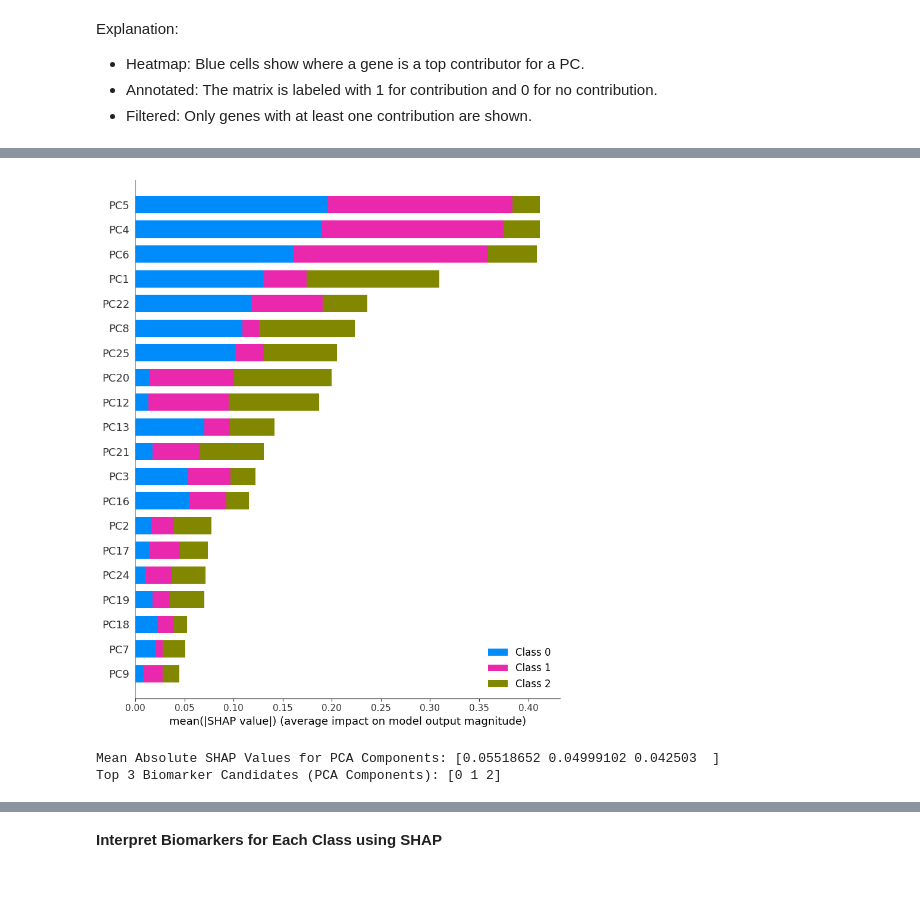
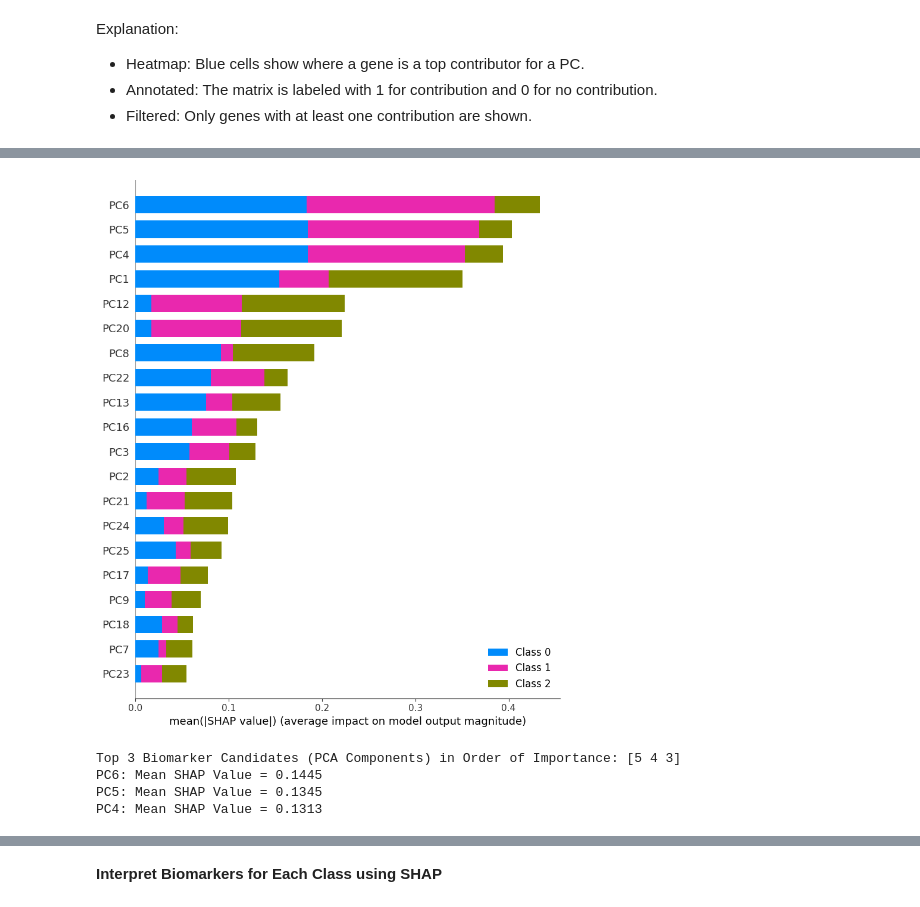
Before and after one commit to Kitiyaparnnn/NSCLC, a Jupyter notebook: train.ipynb, the cells around one changed output, grey strips where cells are left out. Drawn from its saved outputs; the diff is of its cells as text; code cells hidden in the pictures.

```diff
--- a/train.ipynb
+++ b/train.ipynb
@@ -164,24 +162,28 @@ Advantages of CatBoost library are as follows:-
 # Implement CatBoost Classifier
 cb = CatBoostClassifier(
     random_state=42,
-    # class_weights=class_weights_dict,  # comment out if using SMOTE
-    l2_leaf_reg=10,
-    depth=4,
+    class_weights=class_weights_dict,  # comment out if using SMOTE
+    l2_leaf_reg=5,
+    depth=3,
     learning_rate=0.05,
     bootstrap_type='Bayesian',
     # bootstrap_type='Bernoulli',
     # subsample=0.8,
-    early_stopping_rounds=50,
-    verbose=0
+    iterations=300,
+    verbose=0,
+    eval_metric='MultiClass',
+    early_stopping_rounds=20,
     )
 
 # Train the model
 # cb.fit(X_train_pca, y_train) # comment out if using SMOTE
-cb.fit(X_train_res, y_train_res)
+cb.fit(X_train_pca, y_train, eval_set=(X_test_pca, y_test),plot=False)
 
 # Predict on test data
 y_pred_train = cb.predict(X_train_pca)
 y_pred_test = cb.predict(X_test_pca)
+
+best_model = cb
 # %% [markdown]
 **GridSearch**
 # %%
@@ -322,27 +322,24 @@ Explanation:
 # %%
 # SHAP Interpretation
 explainer = shap.TreeExplainer(best_model)
 shap_values = explainer(X_train_pca)
 
 # Visualize SHAP values for the top 3 PCA components
 shap.summary_plot(shap_values, X_train_pca, feature_names=[f'PC{i+1}' for i in range(X_train_pca.shape[1])])
 
-# Identify Biomarkers from SHAP values
-mean_abs_shap = np.abs(shap_values.values).mean(axis=0)
-# print("Mean Absolute SHAP Values for PCA Components:", mean_abs_shap)
-if mean_abs_shap.ndim > 1:
-    mean_abs_shap = mean_abs_shap.mean(axis=0)
-print("Mean Absolute SHAP Values for PCA Components:", mean_abs_shap)
-
+# Calculate mean absolute SHAP values for each PCA component
+mean_abs_shap = np.abs(shap_values.values).mean(axis=(0, 2))
 
 top_features_indices = np.argsort(mean_abs_shap)[-3:][::-1]
-print("Top 3 Biomarker Candidates (PCA Components):", top_features_indices)
-for i in top_features_indices:
-    print(f"top{i+1}: Mean SHAP Value = {mean_abs_shap[i].item():.4f}")
+print("Top 3 Biomarker Candidates (PCA Components) in Order of Importance:", top_features_indices)
+for i, idx in enumerate(top_features_indices):
+    print(f"PC{idx+1}: Mean SHAP Value = {mean_abs_shap[idx]:.4f}")
 # %% [output]
-[figure, old version]
+[figure, new version]
-Mean Absolute SHAP Values for PCA Components: [0.05518652 0.04999102 0.042503  ]
-Top 3 Biomarker Candidates (PCA Components): [0 1 2]
+Top 3 Biomarker Candidates (PCA Components) in Order of Importance: [5 4 3]
+PC6: Mean SHAP Value = 0.1445
+PC5: Mean SHAP Value = 0.1345
+PC4: Mean SHAP Value = 0.1313
 # %%
 # SHAP Beeswarm plot for the top 3 PCA components for each class
 for class_idx in range(shap_values.values.shape[2]):
```
Also changed, not shown: parts of 14 cells of this notebook.
